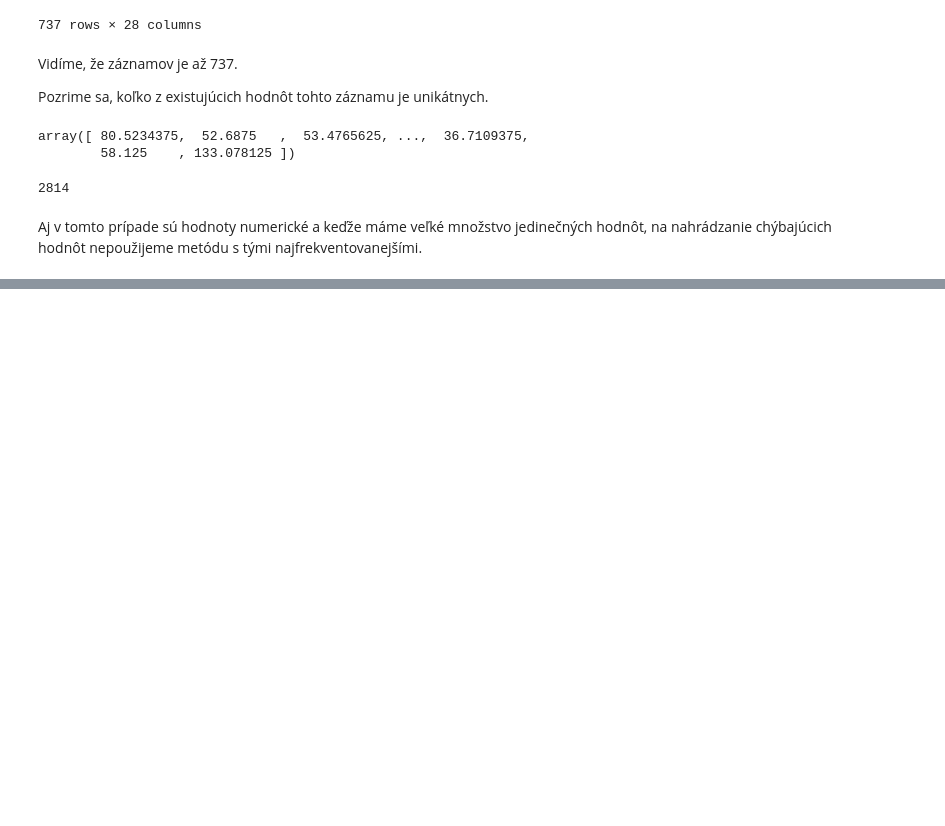
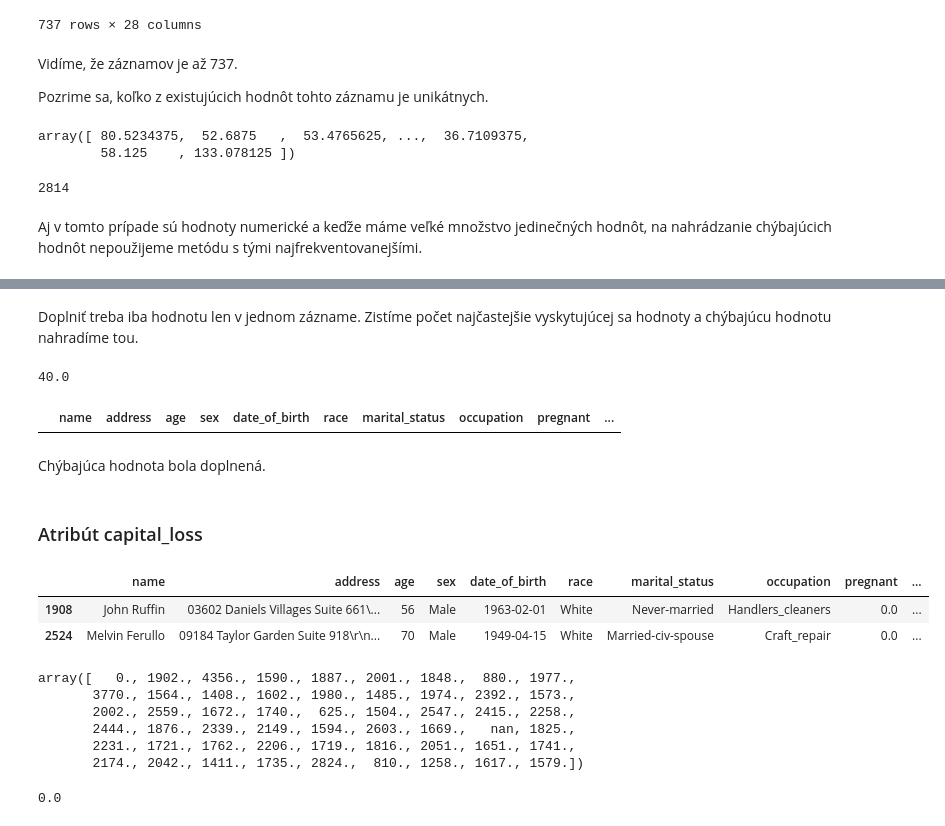
Before and after one commit to martinbudinsky3/diabetes-prediction, a Jupyter notebook: Budinsky_Balekova_Predspracovanie.ipynb, the cells around one changed output, grey strips where cells are left out. Cells and saved outputs as stored; diff of their text form; code cells hidden in the pictures; blank space fills up the shorter version.

```diff
--- a/Budinsky_Balekova_Predspracovanie.ipynb
+++ b/Budinsky_Balekova_Predspracovanie.ipynb
@@ -766,0 +948,6 @@ V predchádzajúcom prípade sme doplnili hodnotu priemerom. Teraz, keď je chý
+# %% [markdown]
+Doplniť treba iba hodnotu len v jednom zázname. Zistíme počet najčastejšie vyskytujúcej sa hodnoty a chýbajúcu hodnotu nahradíme tou.
+# %%
+train_data['hours_per_week'].value_counts().idxmax()
+# %% [output]
+40.0
@@ -766,0 +958,27 @@ V predchádzajúcom prípade sme doplnili hodnotu priemerom. Teraz, keď je chý
+# %%
+train_data[train_data['hours_per_week'].isnull()]
+# %% [output]
+|  | name | address | age | sex | date_of_birth | race | marital_status | occupation | pregnant | ... |
+# %% [markdown]
+Chýbajúca hodnota bola doplnená.
+# %% [markdown]
+### Atribút capital_loss
+# %%
+train_data[train_data['capital_loss'].isnull()]
+# %% [output]
+|  | name | address | age | sex | date_of_birth | race | marital_status | occupation | pregnant | ... |
+| 1908 | John Ruffin | 03602 Daniels Villages Suite 661\... | 56 | Male | 1963-02-01 | White | Never-married | Handlers_cleaners | 0.0 | ... |
+| 2524 | Melvin Ferullo | 09184 Taylor Garden Suite 918\r\n... | 70 | Male | 1949-04-15 | White | Married-civ-spouse | Craft_repair | 0.0 | ... |
+# %%
+train_data['capital_loss'].unique()
+# %% [output]
+array([   0., 1902., 4356., 1590., 1887., 2001., 1848.,  880., 1977.,
+       3770., 1564., 1408., 1602., 1980., 1485., 1974., 2392., 1573.,
+       2002., 2559., 1672., 1740.,  625., 1504., 2547., 2415., 2258.,
+       2444., 1876., 2339., 2149., 1594., 2603., 1669.,   nan, 1825.,
+       2231., 1721., 1762., 2206., 1719., 1816., 2051., 1651., 1741.,
+       2174., 2042., 1411., 1735., 2824.,  810., 1258., 1617., 1579.])
+# %%
+train_data['capital_loss'].value_counts().idxmax()
+# %% [output]
+0.0
```
Also changed, not shown: parts of 63 cells of this notebook.
